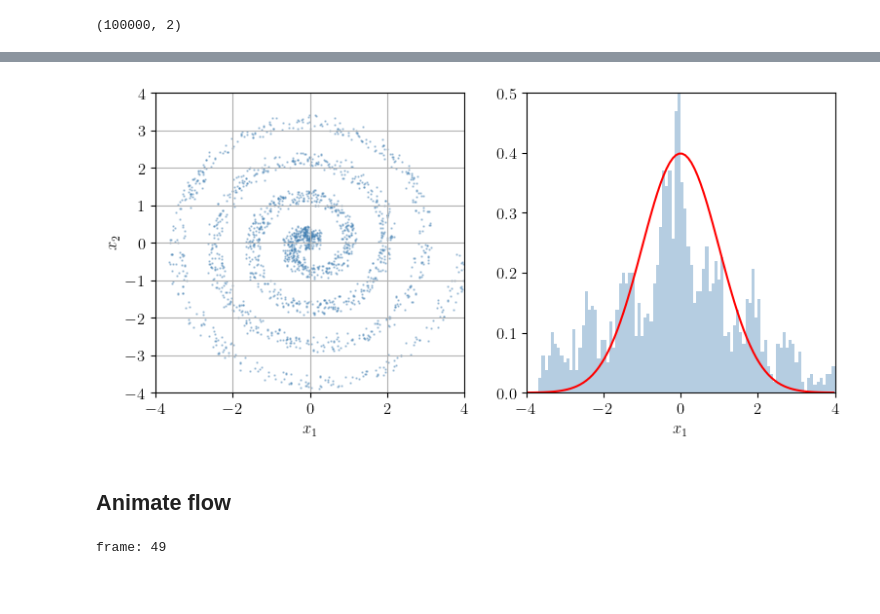
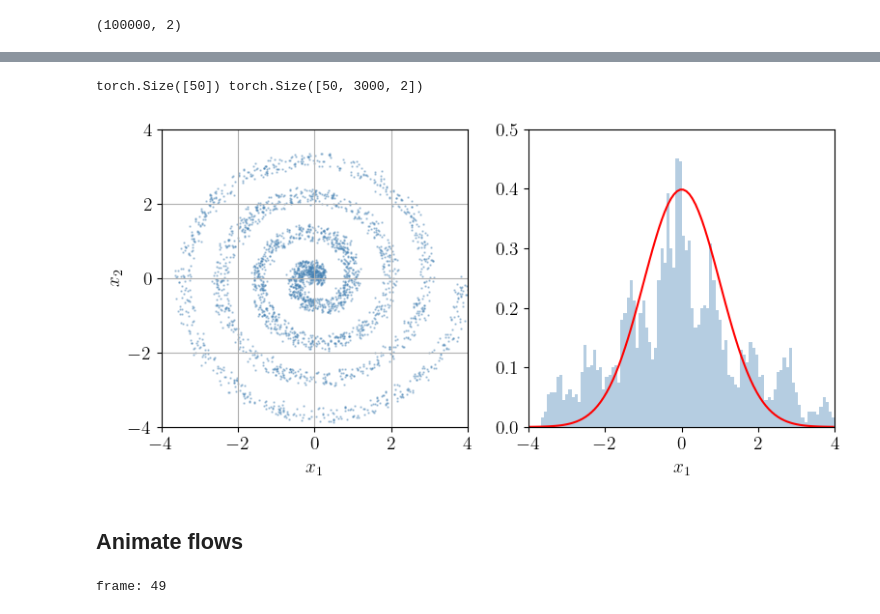
Before and after one commit to hbprosper/mlinphysics, a Jupyter notebook: Labs/08.NFlow_DModel/code/tutorial_diffusion.ipynb, the cells around one changed output, grey strips where cells are left out. Drawn from its saved outputs; the diff is of its cells as text; code cells hidden in the pictures; blank space fills up the shorter version.

```diff
--- a/Labs/08.NFlow_DModel/code/tutorial_diffusion.ipynb
+++ b/Labs/08.NFlow_DModel/code/tutorial_diffusion.ipynb
@@ -56,13 +225,16 @@ filename = '../data/spiral.h5'
 
 f = h5py.File(filename, "r")
 
-X0 = np.array(f['X0'])
+X0 = np.array(f['X0']).astype(np.float32)
 
 X0.shape
 # %% [output]
 (100000, 2)
 # %%
-def plot_data(d, xmin=-4, xmax=4, ymin=-4, ymax=4, filename='fig_spiral.png'):
+def plot_data(d,
+              xmin=-4, xmax=4,
+              ymin=-4, ymax=4,
+              filename='fig_spiral.png'):
 
     x1, x2 = d[:, 0], d[:, 1]
 
@@ -96,7 +268,7 @@ def plot_data(d, xmin=-4, xmax=4, ymin=-4, ymax=4, filename='fig_spiral.png'):
     if filename:
         plt.savefig(filename)
 
-    plt.show()
+    #plt.show()
 
 plot_data(X0)
 # %% [output]
@@ -118,18 +276,19 @@ See $\texttt{sdeutil.ipynb}$ for details.
 # %%
-N =  2000 # number of points
-B = 10000 # sample size for Monte Carlo approximation of integrals
+importlib.reload(flo)
 
-x1 = sd.get_normal_sample(X0[:N])
+B  = 10000 # sample size for Monte Carlo approximation of integrals
+x0 = flo.get_target_sample(X0, B)
+ode= flo.FlowDE(x0, T=250, step=5, savepath=True)
 
-x0 = sd.get_batch(X0, B)
-
-ode = sd.PyFlowODE(x0, T=100, savepath=True)
-
-y = ode(x1)
+N  =  3000 # number of flows (solutions)
+z  = flo.get_normal_sample(X0[:N])
+t, y = ode(z)
+print(t.shape, y.shape)
 
 plot_data(y[-1])
 # %% [output]
+torch.Size([50]) torch.Size([50, 3000, 2])
-[figure, old version]
+[figure, new version]
 # %% [markdown]
-## Animate flow
+## Animate flows
 # %%
```
Also changed, not shown: parts of 10 cells of this notebook, 12 other files.
